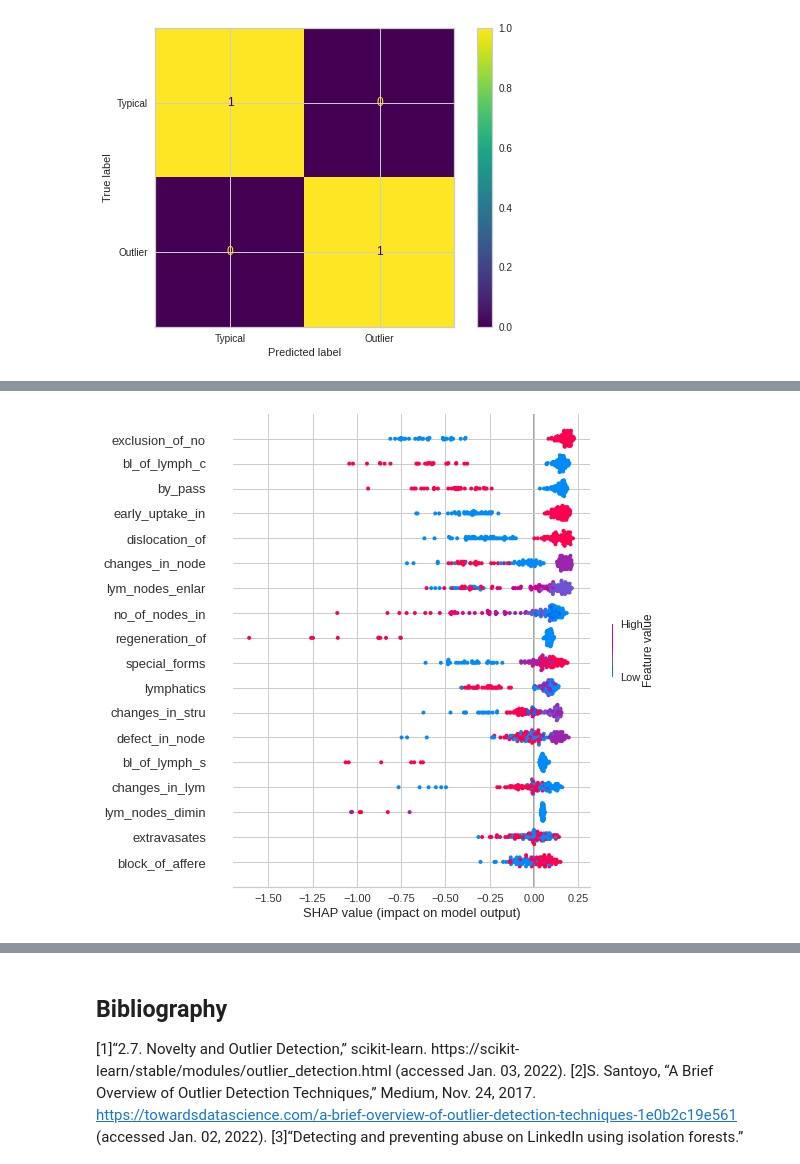
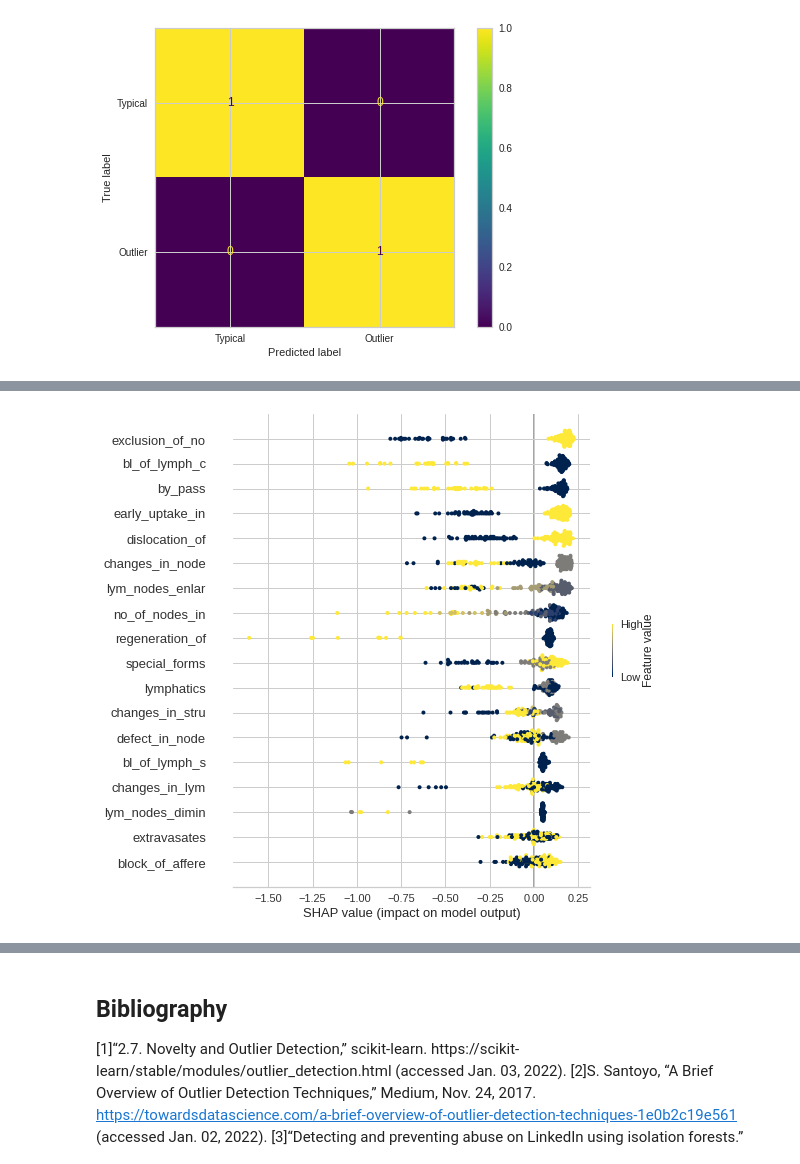
Before and after one commit to lstmemery/outlier-detection, a Jupyter notebook: prez.ipynb, the cells around one changed output, grey strips where cells are left out. Drawn from its saved outputs; the diff is of its cells as text; code cells hidden in the pictures.

```diff
--- a/prez.ipynb
+++ b/prez.ipynb
@@ -55,7 +64,10 @@ features = data['X']
 labeler = LabelEncoder()
 ground_truth = labeler.fit_transform(data['y'].ravel())
 labels = ['Typical', 'Outlier']
-feature_labels = ["lymphatics", "block_of_affere", "bl_of_lymph_c", "bl_of_lymph_s", "by_pass", "extravasates", "regeneration_of", "early_uptake_in", "lym_nodes_dimin", "lym_nodes_enlar", "changes_in_lym", "defect_in_node", "changes_in_node", "changes_in_stru", "special_forms", "dislocation_of", "exclusion_of_no", "no_of_nodes_in"]
+feature_labels = ["lymphatics", "block_of_affere", "bl_of_lymph_c", "bl_of_lymph_s", "by_pass",
+                  "extravasates", "regeneration_of", "early_uptake_in", "lym_nodes_dimin", "lym_nodes_enlar",
+                  "changes_in_lym", "defect_in_node", "changes_in_node", "changes_in_stru", "special_forms",
+                  "dislocation_of", "exclusion_of_no", "no_of_nodes_in"]
 # %% [markdown]
 ## What does the data look like?
 # %%
@@ -135,4 +148,4 @@ shap.force_plot(shap_values[-1])
 # %%
-shap.summary_plot(shap_values)
+shap.summary_plot(shap_values, cmap='cividis')
 # %% [output]
-[figure, old version]
+[figure, new version]
```
Also changed, not shown: parts of 14 cells of this notebook, 2 other files.
